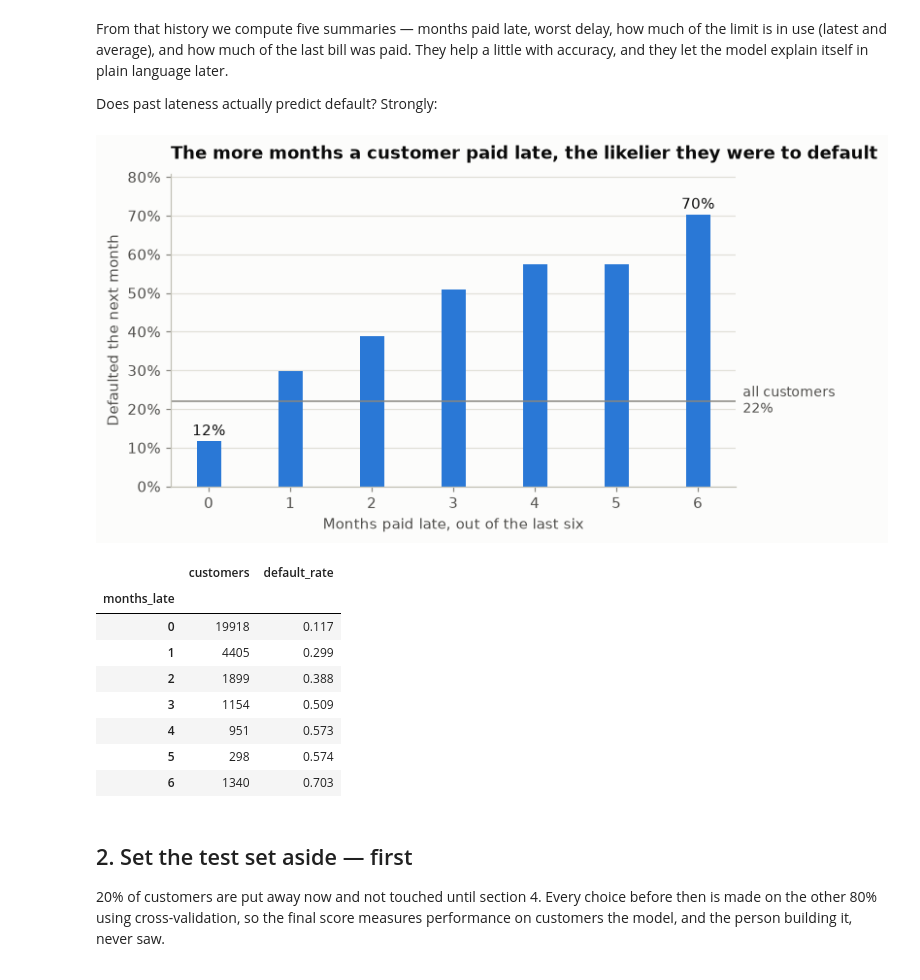
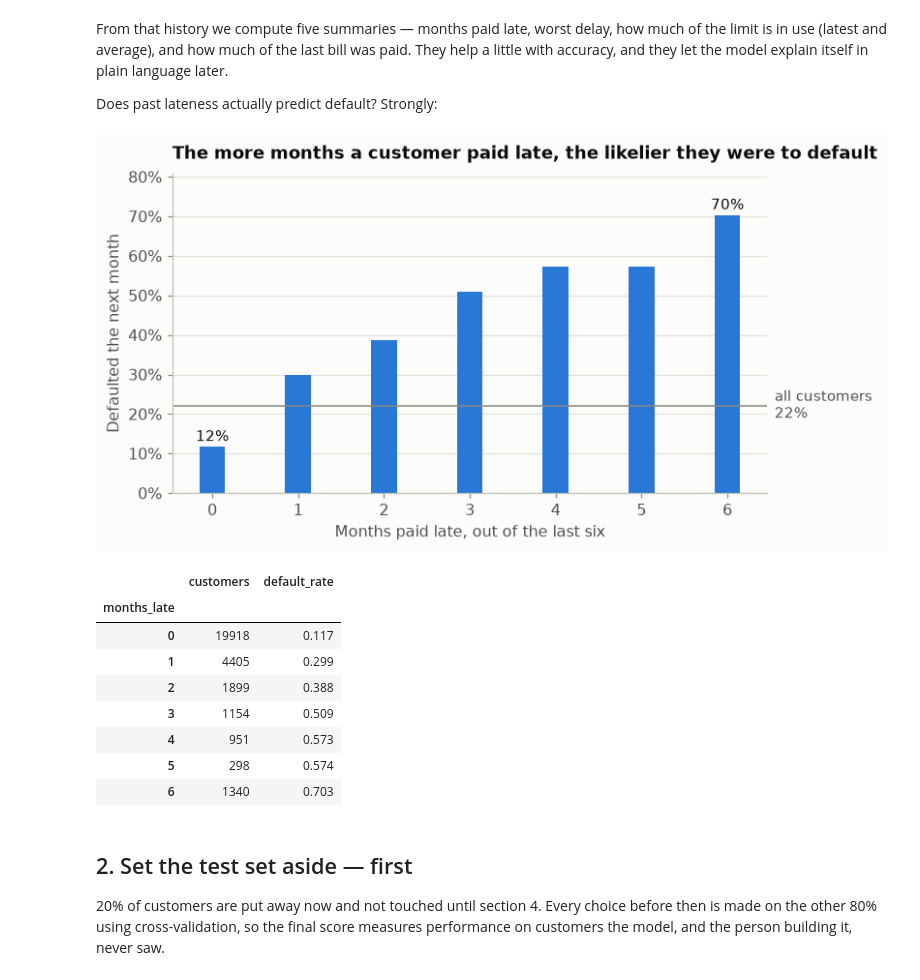
Before and after one commit to tapankhaladkar/CrediWise, a Jupyter notebook: notebooks/walkthrough.ipynb, the cells around one changed output. Cells and saved outputs as stored; diff of their text form; code cells hidden in the pictures.

```diff
--- a/notebooks/walkthrough.ipynb
+++ b/notebooks/walkthrough.ipynb
@@ -102,38 +85,22 @@ bill was paid. They help a little with accuracy, and they let the model explain
 itself in plain language later.
 
 Does past lateness actually predict default? Strongly:
-# %%
-by_late = df.groupby("months_late")[cfg.TARGET].agg(customers="size", default_rate="mean")
-overall = df[cfg.TARGET].mean()
-
-fig, ax = plt.subplots(figsize=(7.2, 3.8))
-ax.bar(by_late.index, by_late["default_rate"], width=0.3, color=BLUE)
-ax.axhline(overall, color=MUTED, linewidth=1)
-ax.text(6.55, overall, f"all customers\n{overall:.0%}", color=INK_2, ha="left", va="center",
-        fontsize=9, clip_on=False)
-for x in (by_late.index.min(), by_late.index.max()):
-    ax.text(x, by_late.loc[x, "default_rate"] + 0.015, f"{by_late.loc[x, 'default_rate']:.0%}",
-            ha="center", color=INK, fontsize=9.5)
-ax.set_title("The more months a customer paid late, the likelier they were to default")
-ax.set_xlabel("Months paid late, out of the last six")
-ax.set_ylabel("Defaulted the next month")
-ax.yaxis.set_major_formatter(PercentFormatter(1, decimals=0))
-ax.set_ylim(0, by_late["default_rate"].max() * 1.15)
-ax.grid(axis="x", visible=False)
-fig.subplots_adjust(right=0.86)
-plt.show()
-by_late
-# %% [output]
-[figure, removed]
-|  | customers | default_rate |
-| months_late |  |  |
-| 0 | 19918 | 0.117 |
-| 1 | 4405 | 0.299 |
-| 2 | 1899 | 0.388 |
-| 3 | 1154 | 0.509 |
-| 4 | 951 | 0.573 |
-| 5 | 298 | 0.574 |
-| 6 | 1340 | 0.703 |
+# %%
+by_late = df.groupby("months_late")[cfg.TARGET].agg(customers="size", default_rate="mean")
+charts.default_rate_by_lateness(df)
+plt.show()
+by_late
+# %% [output]
+[figure, added]
+|  | customers | default_rate |
+| months_late |  |  |
+| 0 | 19918 | 0.117 |
+| 1 | 4405 | 0.299 |
+| 2 | 1899 | 0.388 |
+| 3 | 1154 | 0.509 |
+| 4 | 951 | 0.573 |
+| 5 | 298 | 0.574 |
+| 6 | 1340 | 0.703 |
 # %% [markdown]
 ## 2. Set the test set aside — first
 
```
Also changed, not shown: parts of 10 cells of this notebook, 19 other files.
